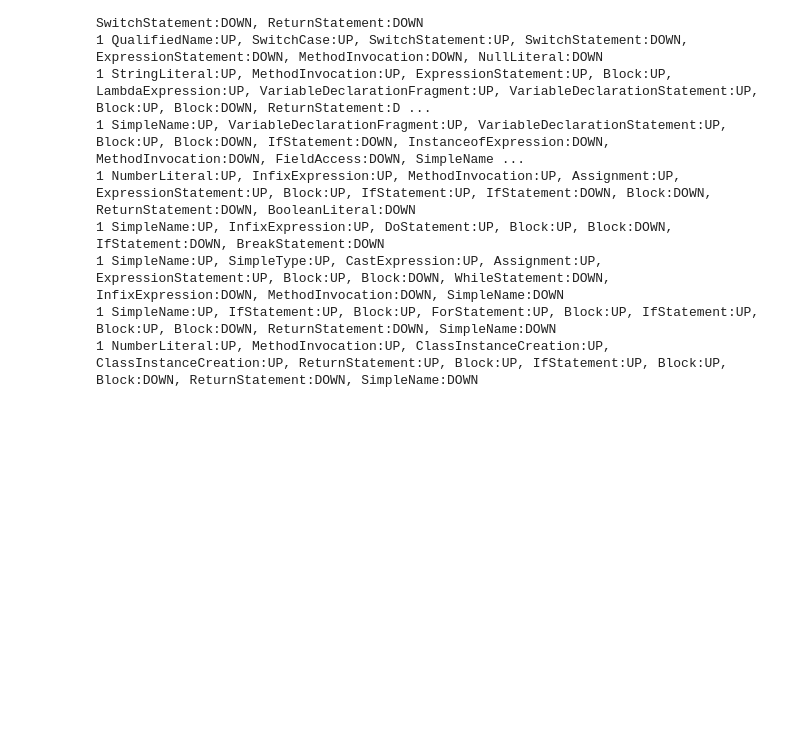
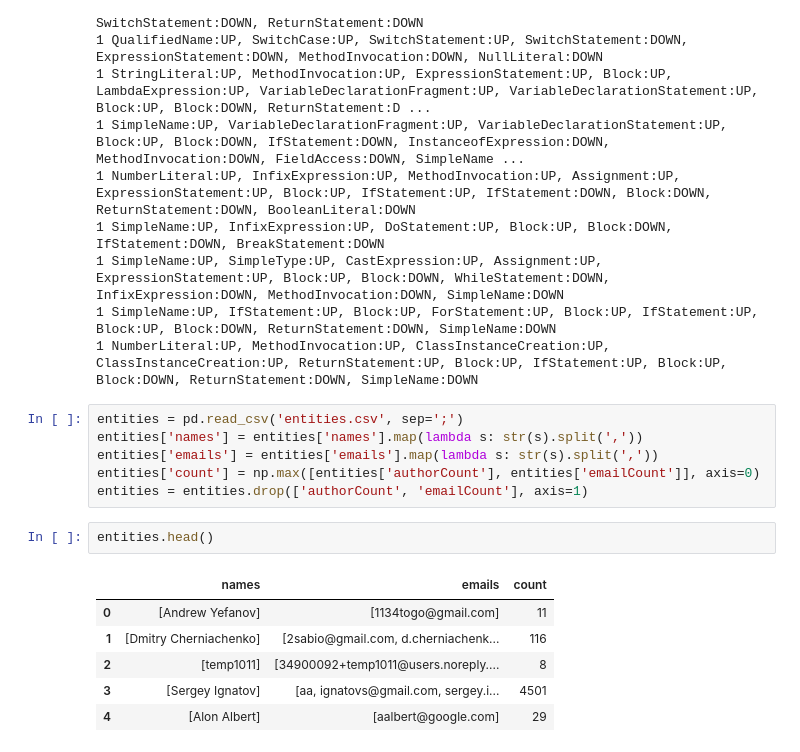
Before and after one commit to JetBrains-Research/codestyle, a Jupyter notebook: data/data_stats.ipynb, the cells around one changed output. Cells and saved outputs as stored; diff of their text form; blank space fills up the shorter version.

```diff
--- a/data/data_stats.ipynb
+++ b/data/data_stats.ipynb
@@ -242,3 +244,18 @@ for index, row in rare_paths.iterrows():
 1 SimpleName:UP, SimpleType:UP, CastExpression:UP, Assignment:UP, ExpressionStatement:UP, Block:UP, Block:DOWN, WhileStatement:DOWN, InfixExpression:DOWN, MethodInvocation:DOWN, SimpleName:DOWN
 1 SimpleName:UP, IfStatement:UP, Block:UP, ForStatement:UP, Block:UP, IfStatement:UP, Block:UP, Block:DOWN, ReturnStatement:DOWN, SimpleName:DOWN
 1 NumberLiteral:UP, MethodInvocation:UP, ClassInstanceCreation:UP, ClassInstanceCreation:UP, ReturnStatement:UP, Block:UP, IfStatement:UP, Block:UP, Block:DOWN, ReturnStatement:DOWN, SimpleName:DOWN
+# %%
+entities = pd.read_csv('entities.csv', sep=';')
+entities['names'] = entities['names'].map(lambda s: str(s).split(','))
+entities['emails'] = entities['emails'].map(lambda s: str(s).split(','))
+entities['count'] = np.max([entities['authorCount'], entities['emailCount']], axis=0)
+entities = entities.drop(['authorCount', 'emailCount'], axis=1)
+# %%
+entities.head()
+# %% [output]
+|  | names | emails | count |
+| 0 | [Andrew Yefanov] | [1134togo@gmail.com] | 11 |
+| 1 | [Dmitry Cherniachenko] | [2sabio@gmail.com, d.cherniachenk... | 116 |
+| 2 | [temp1011] | [34900092+temp1011@users.noreply.... | 8 |
+| 3 | [Sergey Ignatov] | [aa, ignatovs@gmail.com, sergey.i... | 4501 |
+| 4 | [Alon Albert] | [aalbert@google.com] | 29 |
```
Also changed, not shown: parts of 14 cells of this notebook.
